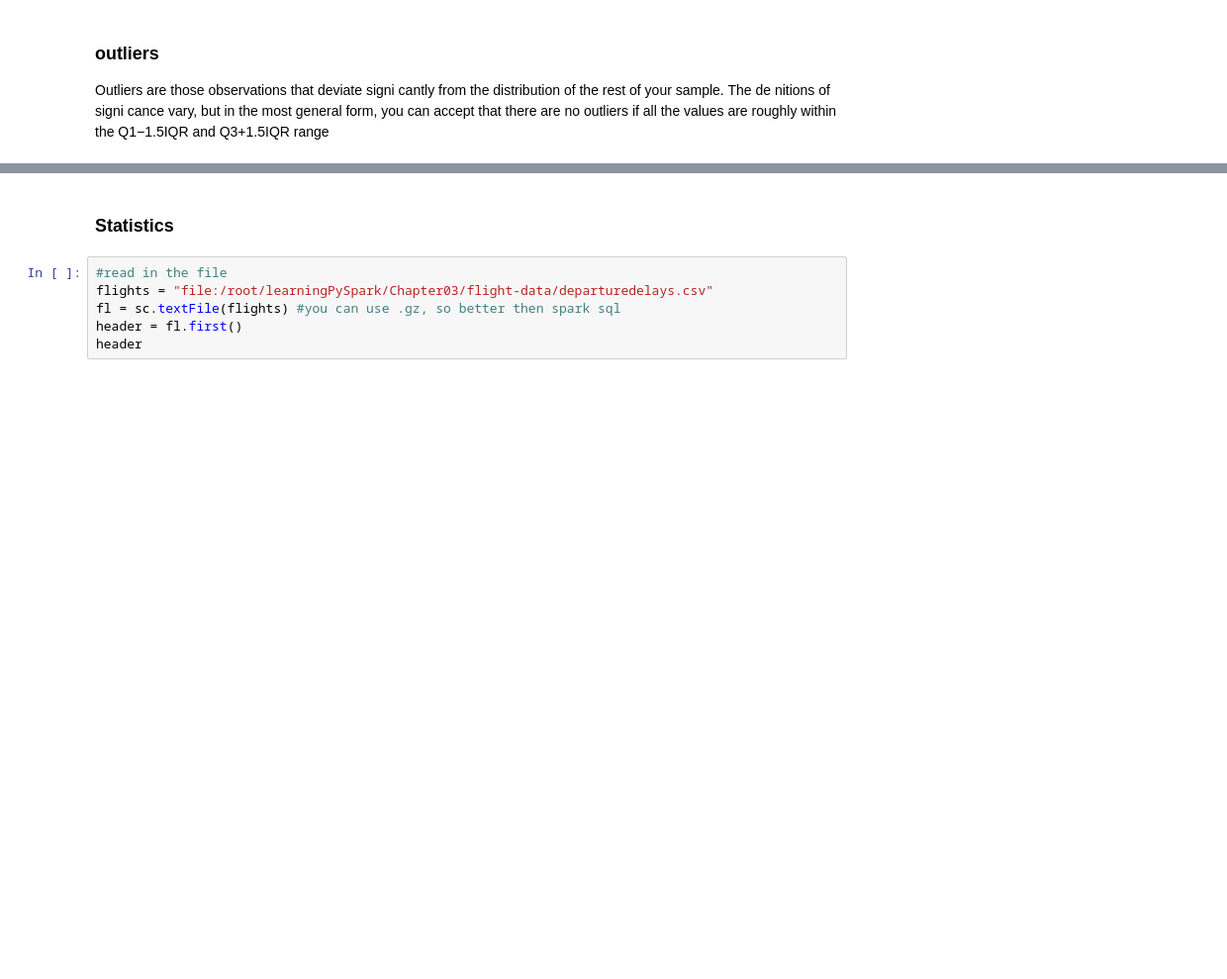
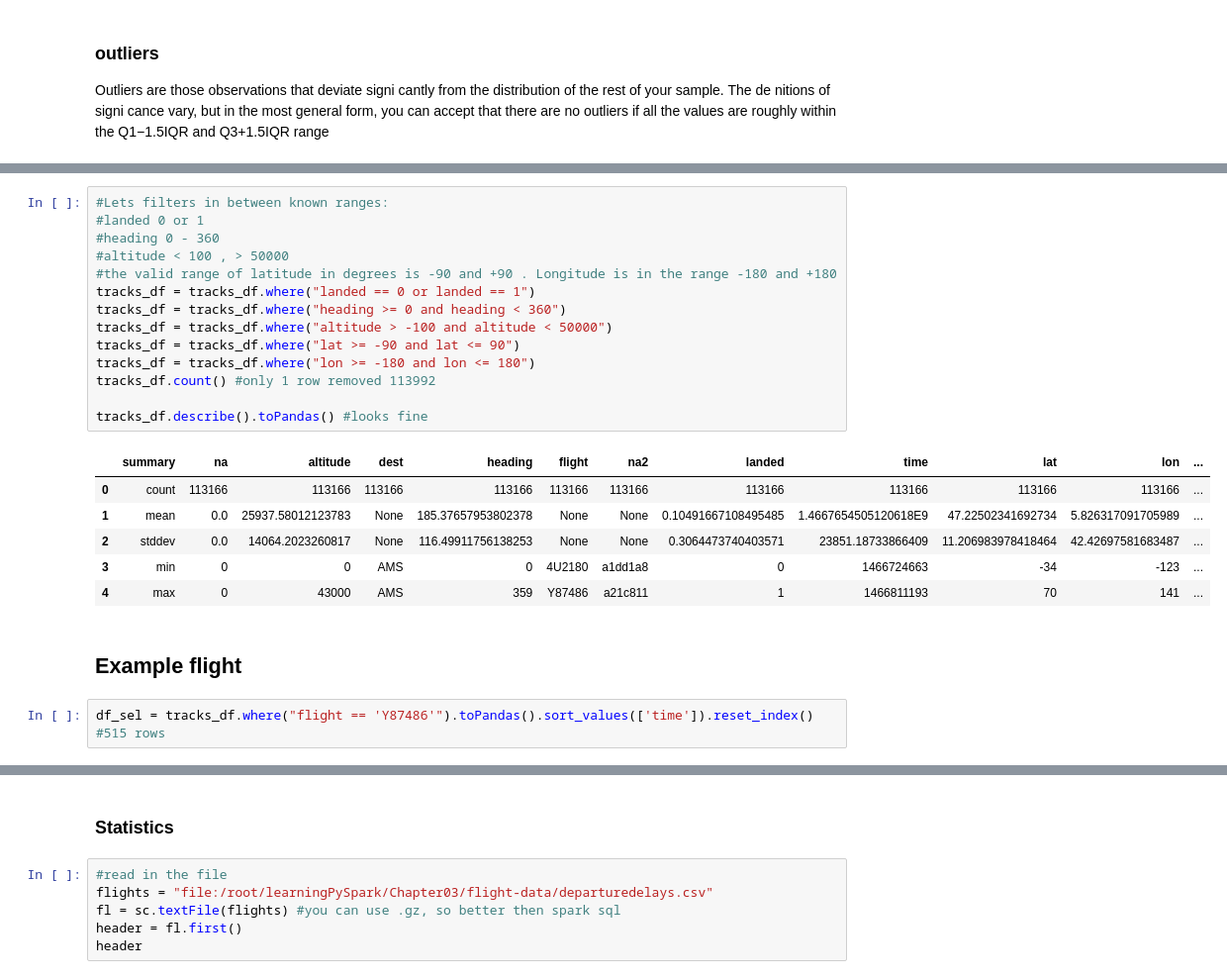
Before and after one commit to michelnossin/pyspark_training_docker, a Jupyter notebook: spark2-jupyter-docker.ipynb, the cells around one changed output, grey strips where cells are left out. Shown: that part at 99% size. Drawn from its saved outputs; the diff is of its cells as text; blank space fills up the shorter version.

```diff
--- a/spark2-jupyter-docker.ipynb
+++ b/spark2-jupyter-docker.ipynb
@@ -511,0 +581,25 @@ df_out.filter('distance_o').select('id', 'distance').show()
+# %%
+#Lets filters in between known ranges:
+#landed 0 or 1
+#heading 0 - 360
+#altitude < 100 , > 50000
+#the valid range of latitude in degrees is -90 and +90 . Longitude is in the range -180 and +180
+tracks_df = tracks_df.where("landed == 0 or landed == 1")
+tracks_df = tracks_df.where("heading >= 0 and heading < 360")
+tracks_df = tracks_df.where("altitude > -100 and altitude < 50000")
+tracks_df = tracks_df.where("lat >= -90 and lat <= 90")
+tracks_df = tracks_df.where("lon >= -180 and lon <= 180")
+tracks_df.count() #only 1 row removed 113992
+
+tracks_df.describe().toPandas() #looks fine
+# %% [output]
+|  | summary | na | altitude | dest | heading | flight | na2 | landed | time | lat | lon | ... |
+| 0 | count | 113166 | 113166 | 113166 | 113166 | 113166 | 113166 | 113166 | 113166 | 113166 | 113166 | ... |
+| 1 | mean | 0.0 | 25937.58012123783 | None | 185.37657953802378 | None | None | 0.10491667108495485 | 1.4667654505120618E9 | 47.22502341692734 | 5.826317091705989 | ... |
+| 2 | stddev | 0.0 | 14064.2023260817 | None | 116.49911756138253 | None | None | 0.3064473740403571 | 23851.18733866409 | 11.206983978418464 | 42.42697581683487 | ... |
+| 3 | min | 0 | 0 | AMS | 0 | 4U2180 | a1dd1a8 | 0 | 1466724663 | -34 | -123 | ... |
+| 4 | max | 0 | 43000 | AMS | 359 | Y87486 | a21c811 | 1 | 1466811193 | 70 | 141 | ... |
+# %% [markdown]
+## Example flight
+# %%
+df_sel = tracks_df.where("flight == 'Y87486'").toPandas().sort_values(['time']).reset_index() #515 rows
```
Also changed, not shown: parts of 16 cells of this notebook.
